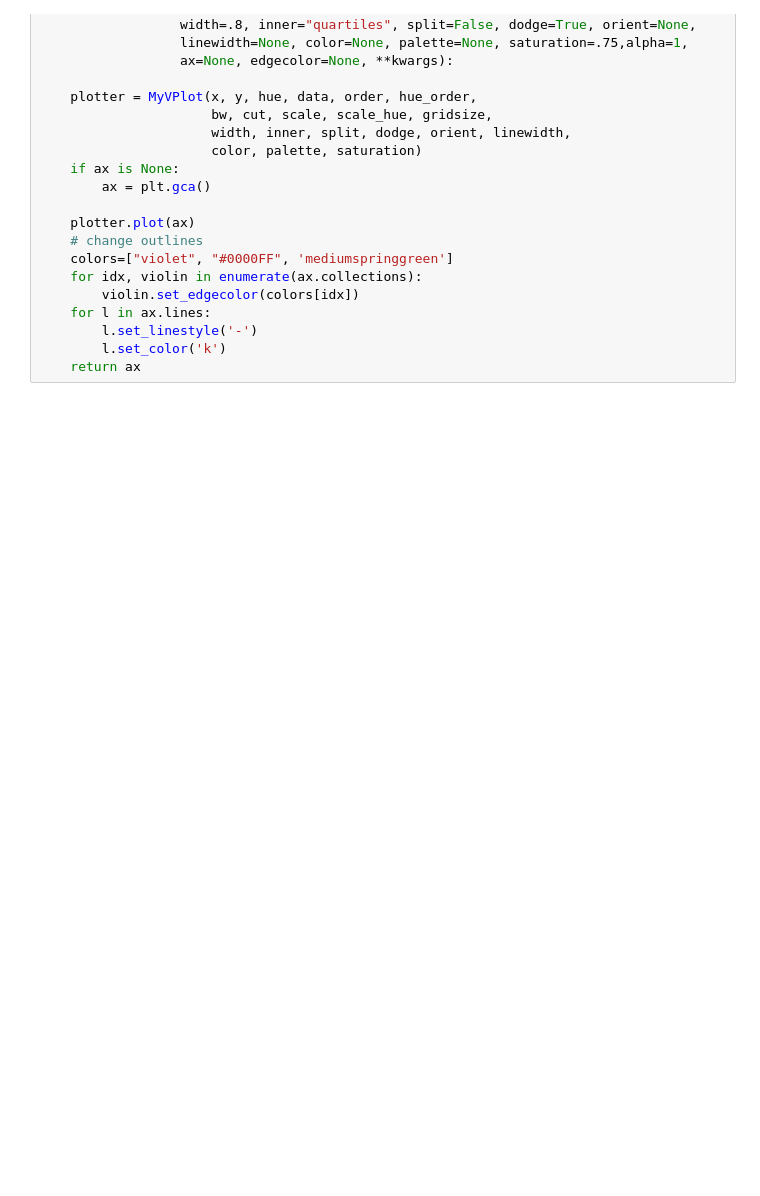
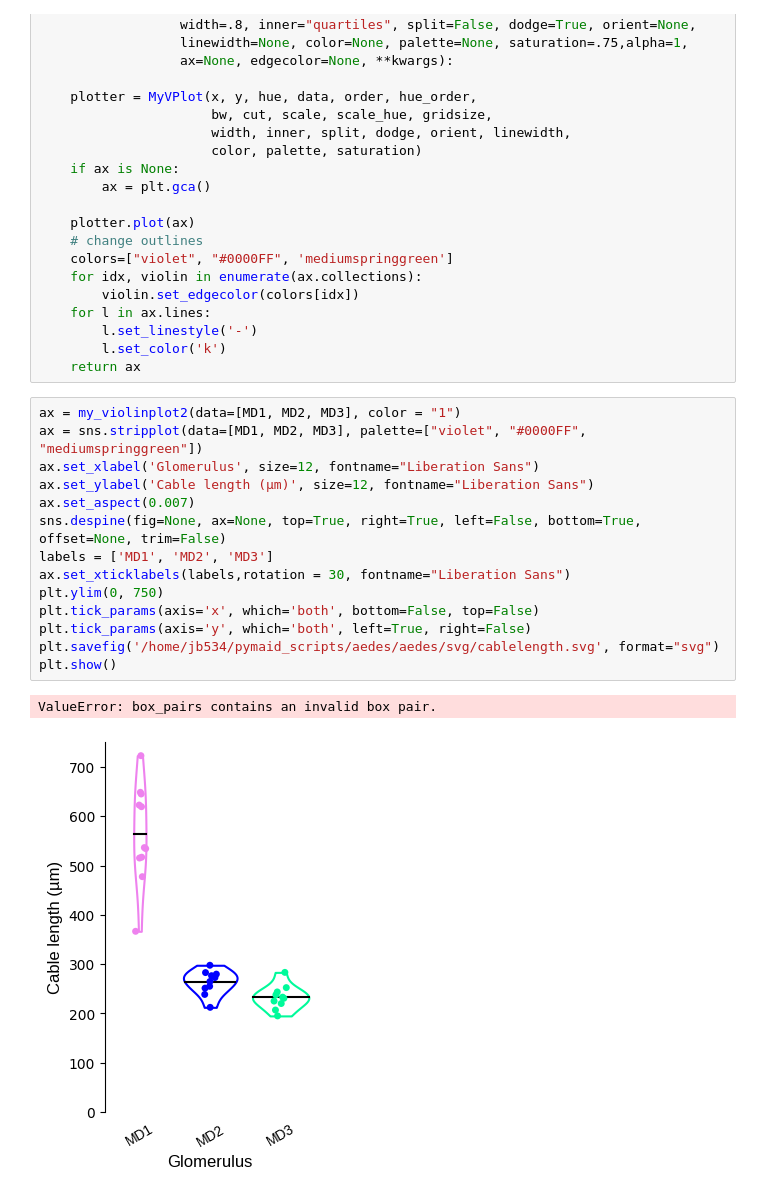
Before and after one commit to htem/aedes_public, a Jupyter notebook: cablelength.ipynb, the cells around one changed output. Cells and saved outputs as stored; diff of their text form; blank space fills up the shorter version.

```diff
--- a/cablelength.ipynb
+++ b/cablelength.ipynb
@@ -97,6 +105,23 @@ def my_violinplot2(x=None, y=None, hue=None, data=None, order=None, hue_order=No
         l.set_linestyle('-')
         l.set_color('k')
     return ax
+# %%
+ax = my_violinplot2(data=[MD1, MD2, MD3], color = "1")
+ax = sns.stripplot(data=[MD1, MD2, MD3], palette=["violet", "#0000FF", "mediumspringgreen"])
+ax.set_xlabel('Glomerulus', size=12, fontname="Liberation Sans")
+ax.set_ylabel('Cable length (µm)', size=12, fontname="Liberation Sans")
+ax.set_aspect(0.007)
+sns.despine(fig=None, ax=None, top=True, right=True, left=False, bottom=True, offset=None, trim=False)
+labels = ['MD1', 'MD2', 'MD3']
+ax.set_xticklabels(labels,rotation = 30, fontname="Liberation Sans")
+plt.ylim(0, 750)
+plt.tick_params(axis='x', which='both', bottom=False, top=False)
+plt.tick_params(axis='y', which='both', left=True, right=False)
+plt.savefig('/home/jb534/pymaid_scripts/aedes/aedes/svg/cablelength.svg', format="svg")
+plt.show()
+# %% [output]
+ValueError: box_pairs contains an invalid box pair.
+[figure, added]
 # %%
 #make dataframe
 
```
Also changed, not shown: parts of 9 cells of this notebook, 3 other files.
